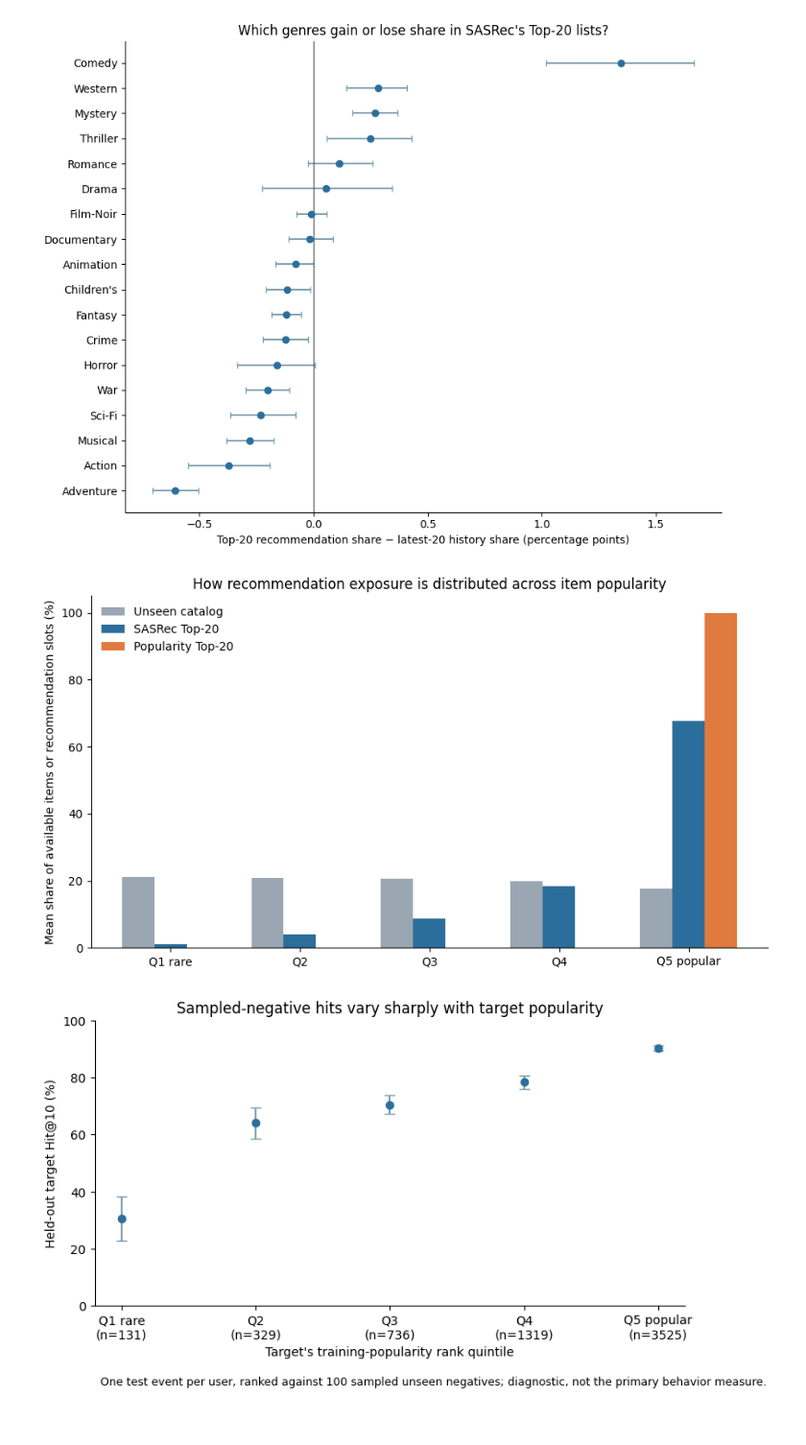
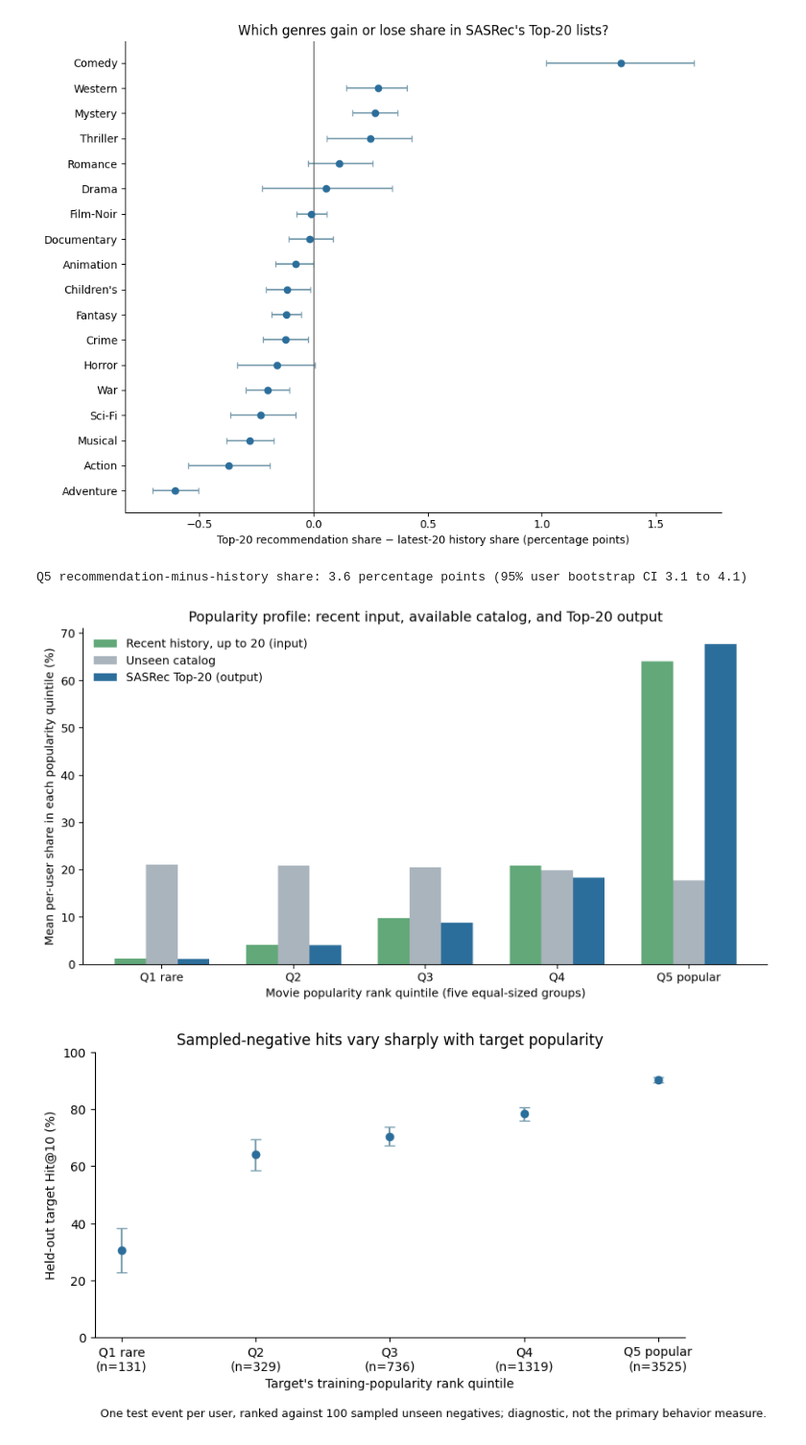
Before and after one commit to zAbdelAziz/SasRec-Vis-Analysis, a Jupyter notebook: research/phase1/ai_pair/phase1_behavior_analysis.ipynb, the cells around one changed output. Shown at 96% size. Saved outputs shown, nothing was run; the diff lists cells and outputs as text; code cells hidden in the pictures.

Commit message:
Compare popularity in recent histories and recommendations

```diff
--- a/research/phase1/ai_pair/phase1_behavior_analysis.ipynb
+++ b/research/phase1/ai_pair/phase1_behavior_analysis.ipynb
@@ -375,6 +375,9 @@ for row, user_id in enumerate(eligible_users):
     unseen = (np.flatnonzero(unseen_mask) + 1).astype(np.int32).tolist()
     popular_ids = [int(item) for item in popularity_order_ids if int(item) not in seen][:TOP_K]
 
+    history_q = np.bincount(
+        popularity_quintile[np.asarray(recent, dtype=np.int32) - 1], minlength=5
+    ) / float(len(recent))
     hp = genre_profile(recent)
     rp = genre_profile(rec_ids)
     cp = genre_profile(unseen)
@@ -399,6 +402,7 @@ for row, user_id in enumerate(eligible_users):
     for q in range(5):
         popularity_profile_rows.append({
             "user_id": user_id, "popularity_quintile": popularity_labels[q],
+            "latest20_history_share": history_q[q],
             "unseen_catalog_share": catalog_q[q], "recommendation_exposure_share": rec_q[q],
             "popularity_reference_share": pop_q[q],
         })
@@ -595,32 +599,45 @@ plt.show()
 # %%
 # Popularity exposure: equally sized item-rank quintiles based on training interactions.
 pop_summary = popularity_profiles.groupby("popularity_quintile", sort=False).agg(
+    latest20_history_share=("latest20_history_share", "mean"),
     unseen_catalog_share=("unseen_catalog_share", "mean"),
     recommendation_exposure_share=("recommendation_exposure_share", "mean"),
     popularity_reference_share=("popularity_reference_share", "mean"),
 ).reindex(popularity_labels)
+pop_summary.to_csv(OUT_DIR / "popularity_history_to_recommendation_summary.csv", index_label="popularity_quintile")
+q5_paired = popularity_profiles[popularity_profiles.popularity_quintile == "Q5 popular"].sort_values("user_id")
+q5_input_output_delta = (
+    q5_paired.recommendation_exposure_share.to_numpy()
+    - q5_paired.latest20_history_share.to_numpy()
+)
+q5_delta_low, q5_delta_high = bootstrap_mean_ci(q5_input_output_delta, seed=8400, draws=5000)
+print("Q5 recommendation-minus-history share: %.1f percentage points (95%% user bootstrap CI %.1f to %.1f)" % (
+    100 * q5_input_output_delta.mean(), 100 * q5_delta_low, 100 * q5_delta_high
+))
 fig, ax = plt.subplots(figsize=(9, 5))
 x = np.arange(len(popularity_labels))
-width = 0.25
+width = 0.24
 for offset, (column, label, color) in enumerate([
-    ("unseen_catalog_share", "Unseen catalog", "#9AA7B2"),
-    ("recommendation_exposure_share", "SASRec Top-20", "#2C6E9B"),
-    ("popularity_reference_share", "Popularity Top-20", "#E07A3F"),
+    ("latest20_history_share", "Recent history, up to 20 (input)", "#62A879"),
+    ("unseen_catalog_share", "Unseen catalog", "#AAB4BD"),
+    ("recommendation_exposure_share", "SASRec Top-20 (output)", "#2C6E9B"),
 ]):
     ax.bar(x + (offset - 1) * width, 100 * pop_summary[column].to_numpy(), width,
            label=label, color=color)
 ax.set_xticks(x)
 ax.set_xticklabels(popularity_labels)
-ax.set_ylabel("Mean share of available items or recommendation slots (%)")
-ax.set_title("How recommendation exposure is distributed across item popularity")
+ax.set_xlabel("Movie popularity rank quintile (five equal-sized groups)")
+ax.set_ylabel("Mean per-user share in each popularity quintile (%)")
+ax.set_title("Popularity profile: recent input, available catalog, and Top-20 output")
 ax.legend(frameon=False)
 ax.spines["top"].set_visible(False)
 ax.spines["right"].set_visible(False)
 fig.tight_layout()
 fig.savefig(OUT_DIR / "recommendation_popularity_profile.png", dpi=180, bbox_inches="tight")
 plt.show()
 # %% [output]
+Q5 recommendation-minus-history share: 3.6 percentage points (95% user bootstrap CI 3.1 to 4.1)
-[figure, old version]
+[figure, new version]
 # %%
 # Test-event hit rate by the held-out movie's training-popularity quintile.
 hit_rows = []
```
Also changed, not shown: parts of 2 cells of this notebook, 5 other files.
